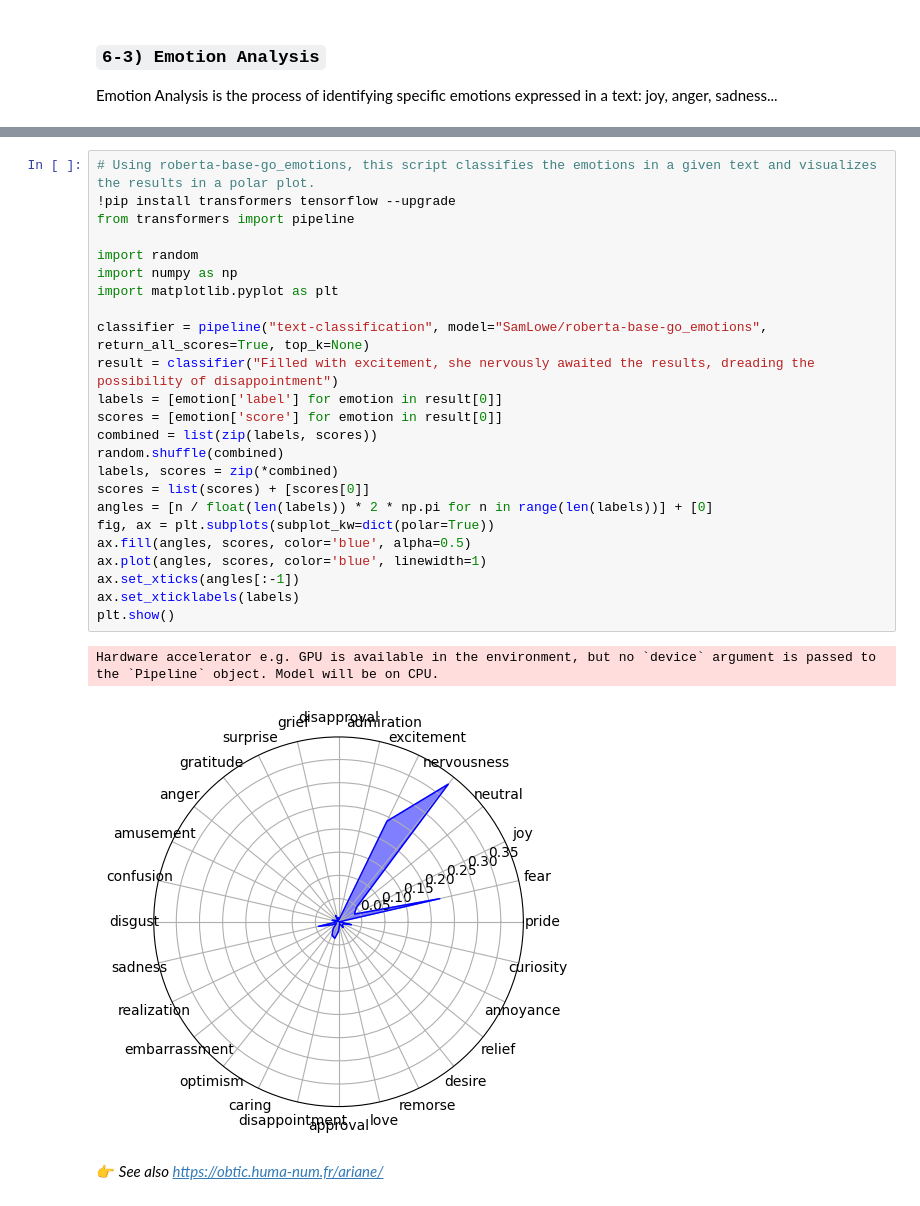
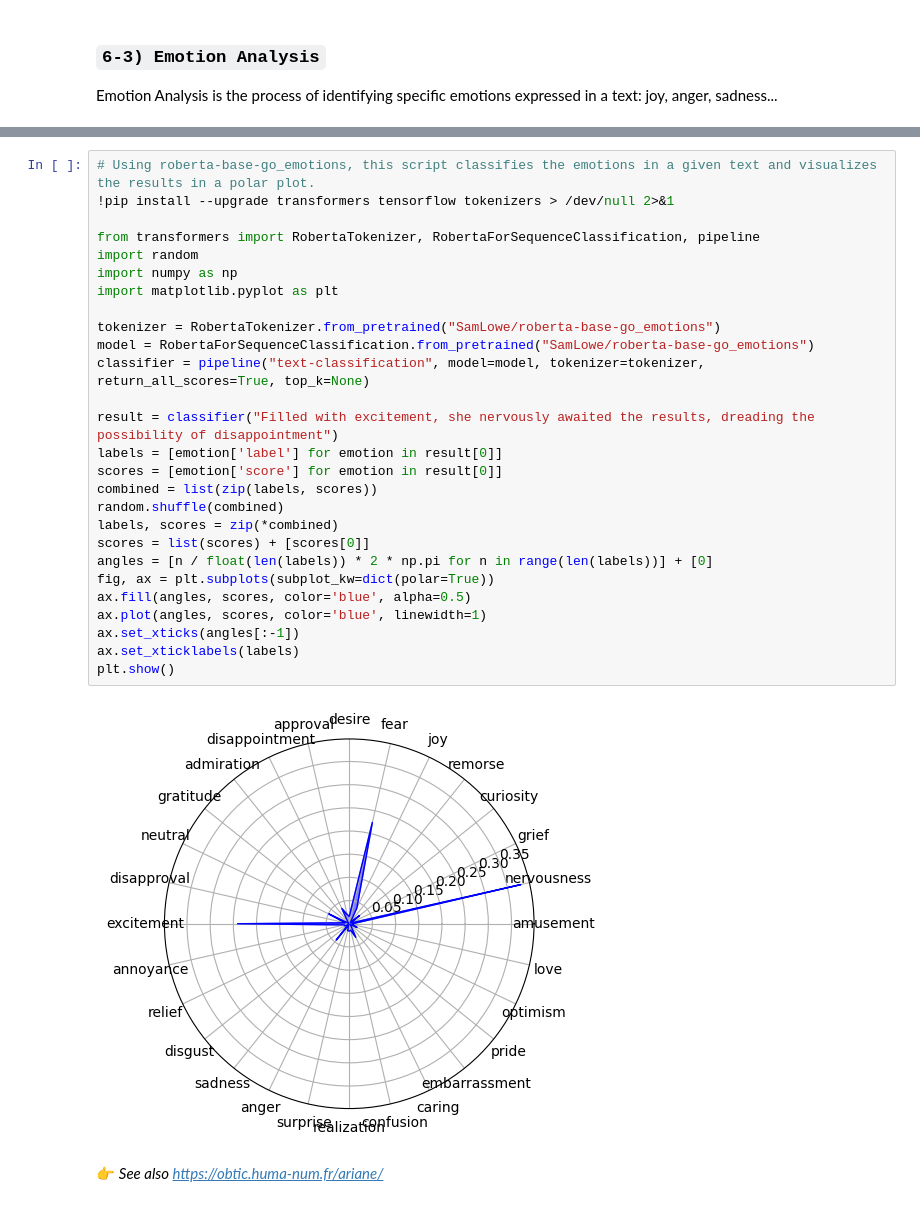
Before and after one commit to obtic-sorbonne/LegoNLP, a Jupyter notebook: NLP_4_DH_Nov_2024.ipynb, the cells around one changed output, grey strips where cells are left out. Drawn from its saved outputs; the diff is of its cells as text.

```diff
--- a/NLP_4_DH_Nov_2024.ipynb
+++ b/NLP_4_DH_Nov_2024.ipynb
@@ -1425,31 +1314,33 @@ love: 0.0031
 [interactive output not drawn]
 # %%
 # Using roberta-base-go_emotions, this script classifies the emotions in a given text and visualizes the results in a polar plot.
-!pip install transformers tensorflow --upgrade
-from transformers import pipeline
+!pip install --upgrade transformers tensorflow tokenizers > /dev/null 2>&1
 
+from transformers import RobertaTokenizer, RobertaForSequenceClassification, pipeline
 import random
 import numpy as np
 import matplotlib.pyplot as plt
 
-classifier = pipeline("text-classification", model="SamLowe/roberta-base-go_emotions", return_all_scores=True, top_k=None)
+tokenizer = RobertaTokenizer.from_pretrained("SamLowe/roberta-base-go_emotions")
+model = RobertaForSequenceClassification.from_pretrained("SamLowe/roberta-base-go_emotions")
+classifier = pipeline("text-classification", model=model, tokenizer=tokenizer, return_all_scores=True, top_k=None)
+
 result = classifier("Filled with excitement, she nervously awaited the results, dreading the possibility of disappointment")
 labels = [emotion['label'] for emotion in result[0]]
 scores = [emotion['score'] for emotion in result[0]]
 combined = list(zip(labels, scores))
 random.shuffle(combined)
 labels, scores = zip(*combined)
 scores = list(scores) + [scores[0]]
 angles = [n / float(len(labels)) * 2 * np.pi for n in range(len(labels))] + [0]
 fig, ax = plt.subplots(subplot_kw=dict(polar=True))
 ax.fill(angles, scores, color='blue', alpha=0.5)
 ax.plot(angles, scores, color='blue', linewidth=1)
 ax.set_xticks(angles[:-1])
 ax.set_xticklabels(labels)
 plt.show()
 # %% [output]
-Hardware accelerator e.g. GPU is available in the environment, but no `device` argument is passed to the `Pipeline` object. Model will be on CPU.
-[figure, old version]
+[figure, new version]
 # %% [markdown]
 👉 *See also https://obtic.huma-num.fr/ariane/*
 # %% [markdown]
```
Also changed, not shown: parts of 61 cells of this notebook.
